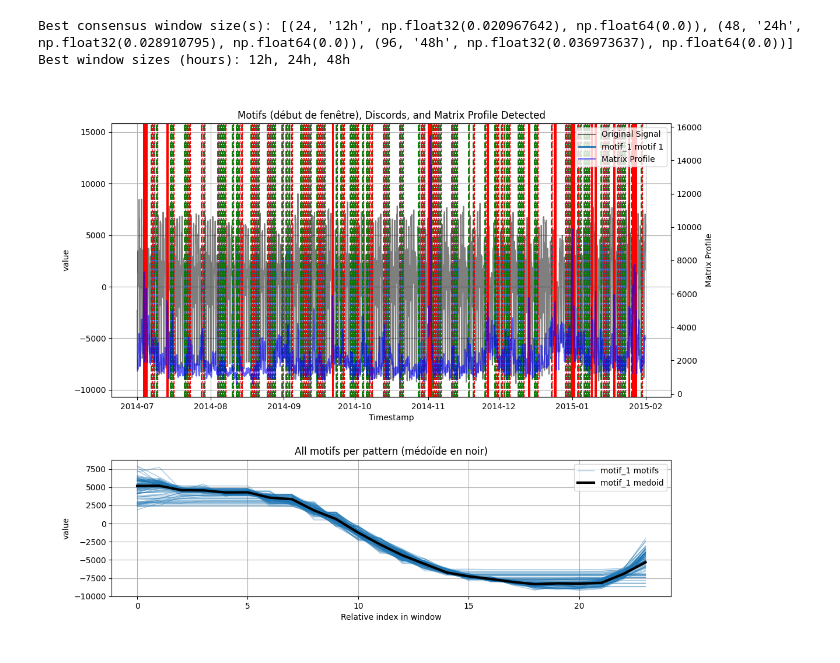
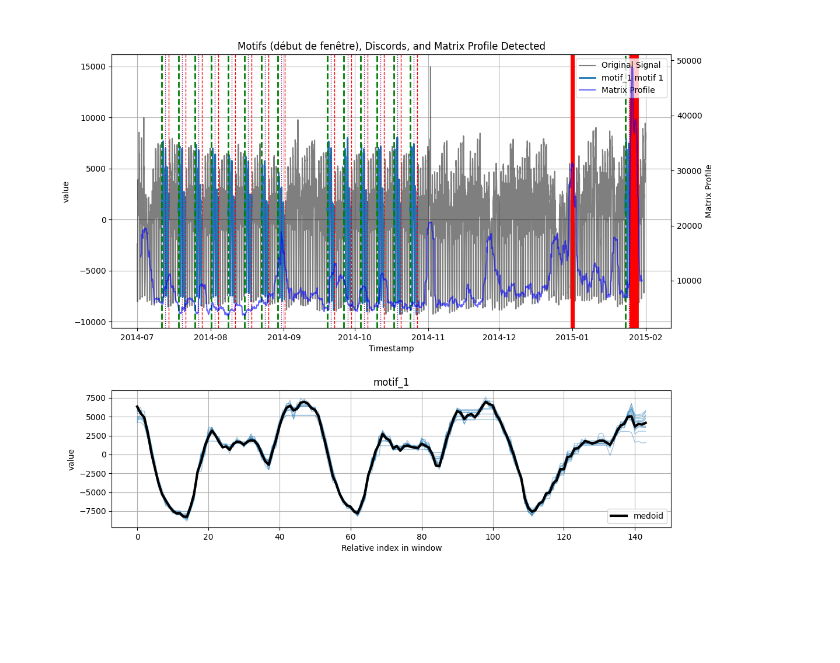
Before and after one commit to Guillaumernd/ampiimts, a Jupyter notebook: notebooks/Matrix_Profile/Matrix_profile.ipynb, the cells around one changed output. Cells and saved outputs as stored; diff of their text form; code cells hidden in the pictures; blank space fills up the shorter version.

Commit message:
beta 8 version multidimensional process

```diff
--- a/notebooks/Matrix_Profile/Matrix_profile.ipynb
+++ b/notebooks/Matrix_Profile/Matrix_profile.ipynb
@@ -14,16 +14,14 @@ import stumpy
 # %%
 # --- import of CSV file ---
 
 start_time = time.perf_counter()
 # get original dataframe
 df = pd.read_csv('../../dataset/nyc_taxi.csv')
 # df = pd.read_csv('../../dataset/pollution/pollution_sensor_1.csv')
 # df = df[['timestamp','sulfure_dioxide']].rename(columns={"sulfure_dioxide": "value"})
-df_normalize = ampiimts.pre_processed(df)
-result = ampiimts.matrix_profile(df_normalize, top_percent_discords=0.02, max_matches=100)
+df_normalize = ampiimts.pre_processed(df, window_size= '72h')
+result = ampiimts.matrix_profile(df_normalize, top_percent_discords=0.02, max_matches=15)
 
 ampiimts.plot_patterns_and_discords(df_normalize, result)
 # %% [output]
-Best consensus window size(s): [(24, '12h', np.float32(0.020967642), np.float64(0.0)), (48, '24h', np.float32(0.028910795), np.float64(0.0)), (96, '48h', np.float32(0.036973637), np.float64(0.0))]
-Best window sizes (hours): 12h, 24h, 48h
-[figure, old version]
+[figure, new version]
```
Also changed, not shown: 6 other files.
